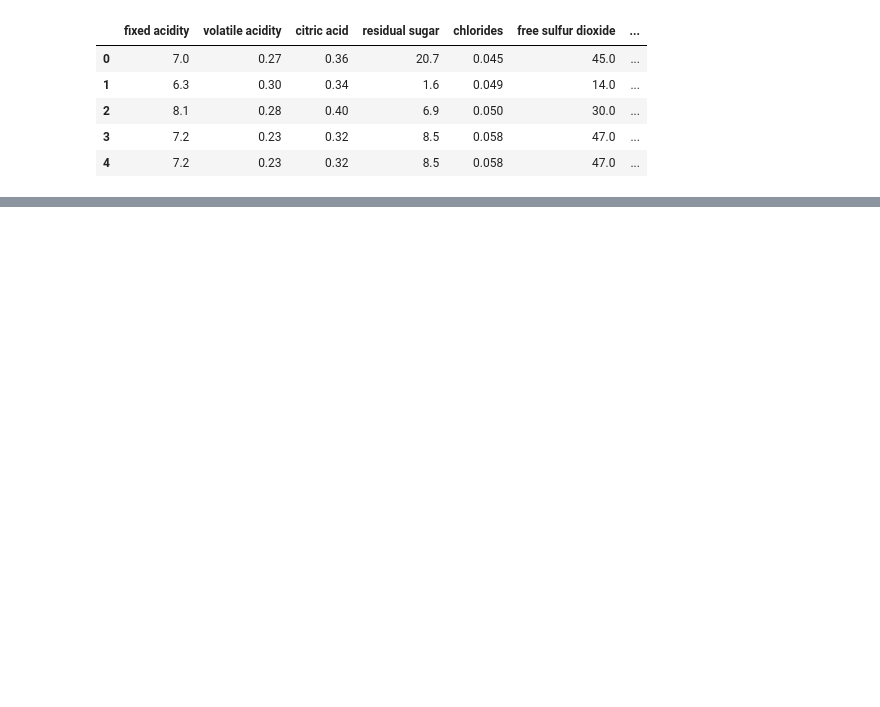
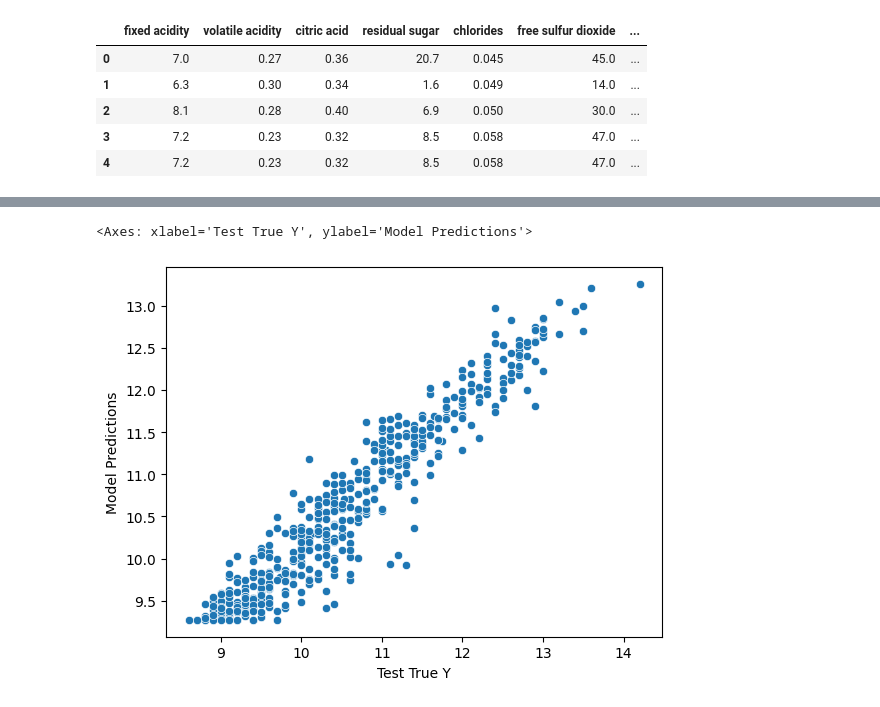
Before and after one commit to adewunmi2/DeepLearningSpringNew2024, a Jupyter notebook: Exercise1_ann_regression.ipynb, the cells around one changed output, grey strips where cells are left out. Cells and saved outputs as stored; diff of their text form; code cells hidden in the pictures; blank space fills up the shorter version.

```diff
--- a/Exercise1_ann_regression.ipynb
+++ b/Exercise1_ann_regression.ipynb
@@ -43,0 +160,11 @@ df.head()
+# %%
+# then train/test split
+# create train and test sets of your dataset
+# random_state is optional but I chose it
+# to get same results always
+# 30% is for the test data, and 70% for training data
+# 70% for training and save 30% for temporary variables
+X_train, X_temp, y_train, y_temp = train_test_split(X, y, test_size=0.3, random_state=101)
+
+#then split the temporary variables by 50%
+X_val, X_test, y_val, y_test = train_test_split(X_temp, y_temp, test_size=0.5, random_state=101)
@@ -43,0 +317,4 @@ df.head()
+# %%
+# load the best version of the model from the file
+from keras.models import load_model
+model = load_model('best_model.keras')
@@ -43,0 +334,14 @@ df.head()
+# %%
+# we need to calculate test predictions based on the TEST DATA SET
+# for metrics that follow
+test_predictions = model.predict(X_test)
+
+# reshape the data for easier comparison table
+test_predictions = pd.Series(test_predictions.reshape(len(y_test),))
+pred_df = pd.DataFrame(np.asarray(y_test), columns=['Test True Y'])
+pred_df = pd.concat([pred_df, test_predictions], axis=1)
+pred_df.columns = ['Test True Y', 'Model Predictions']
+
+# print the comparison table - true values vs. model predicted values
+# we can nicely see here how far off our model is in some cases
+pred_df
@@ -43,0 +363,7 @@ df.head()
+# %%
+# compare the predictions to real values
+# if these follow a diagonal line => they correlate well
+sns.scatterplot(x='Test True Y', y='Model Predictions', data=pred_df)
+# %% [output]
+<Axes: xlabel='Test True Y', ylabel='Model Predictions'>
+[figure, added]
```
Also changed, not shown: parts of 24 cells of this notebook.
